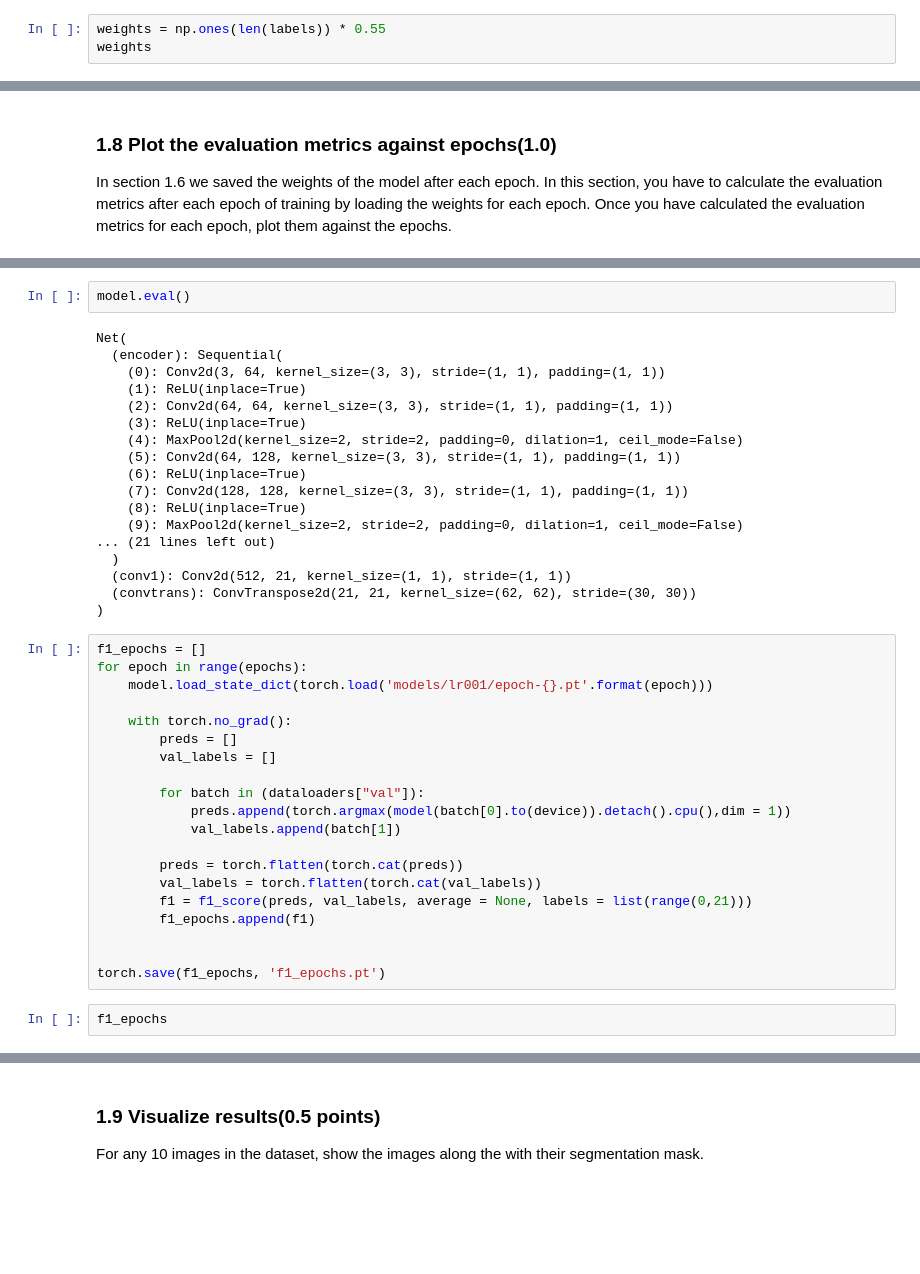
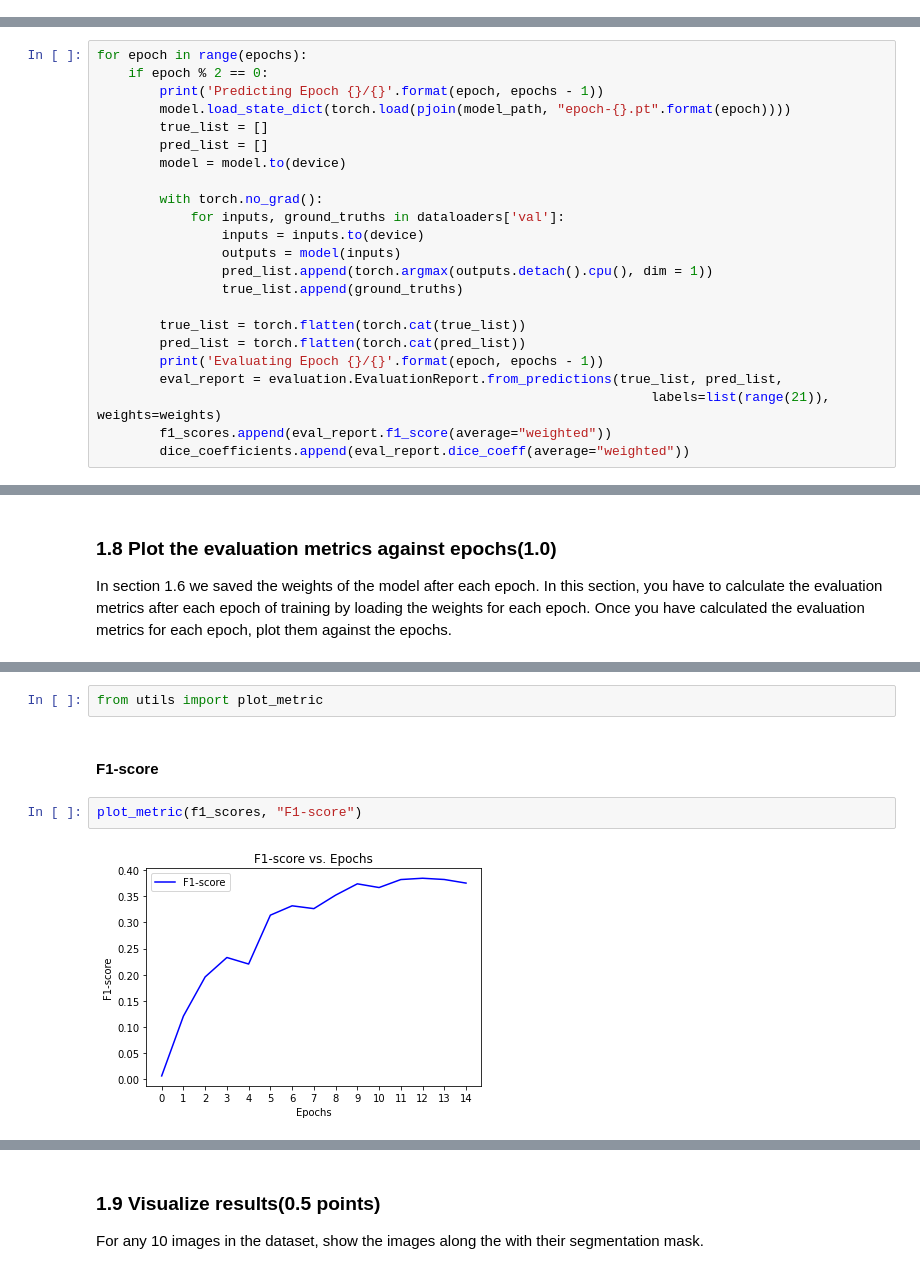
Before and after one commit to tomasamado/cityscapes-image-segmentation, a Jupyter notebook: Vision_task_1.ipynb, the cells around one changed output, grey strips where cells are left out. Saved outputs shown, nothing was run; the diff lists cells and outputs as text; blank space fills up the shorter version.

```diff
--- a/Vision_task_1.ipynb
+++ b/Vision_task_1.ipynb
@@ -245,3 +234,0 @@ labels
-# %%
-weights = np.ones(len(labels)) * 0.55
-weights
@@ -266,0 +245,23 @@ def evaluate(ground_truth, predictions):
+# %%
+for epoch in range(epochs):
+    if epoch % 2 == 0:
+        print('Predicting Epoch {}/{}'.format(epoch, epochs - 1))
+        model.load_state_dict(torch.load(pjoin(model_path, "epoch-{}.pt".format(epoch))))
+        true_list = []
+        pred_list = []
+        model = model.to(device)
+
+        with torch.no_grad():
+            for inputs, ground_truths in dataloaders['val']:
+                inputs = inputs.to(device)
+                outputs = model(inputs)
+                pred_list.append(torch.argmax(outputs.detach().cpu(), dim = 1))
+                true_list.append(ground_truths)
+
+        true_list = torch.flatten(torch.cat(true_list))
+        pred_list = torch.flatten(torch.cat(pred_list))
+        print('Evaluating Epoch {}/{}'.format(epoch, epochs - 1))
+        eval_report = evaluation.EvaluationReport.from_predictions(true_list, pred_list,
+                                                                       labels=list(range(21)), weights=weights)
+        f1_scores.append(eval_report.f1_score(average="weighted"))
+        dice_coefficients.append(eval_report.dice_coeff(average="weighted"))
@@ -273,42 +329,8 @@ np.set_printoptions(suppress=True)
-# %%
-model.eval()
-# %% [output]
-Net(
-  (encoder): Sequential(
-    (0): Conv2d(3, 64, kernel_size=(3, 3), stride=(1, 1), padding=(1, 1))
-    (1): ReLU(inplace=True)
-    (2): Conv2d(64, 64, kernel_size=(3, 3), stride=(1, 1), padding=(1, 1))
-    (3): ReLU(inplace=True)
-    (4): MaxPool2d(kernel_size=2, stride=2, padding=0, dilation=1, ceil_mode=False)
-    (5): Conv2d(64, 128, kernel_size=(3, 3), stride=(1, 1), padding=(1, 1))
-    (6): ReLU(inplace=True)
-    (7): Conv2d(128, 128, kernel_size=(3, 3), stride=(1, 1), padding=(1, 1))
-    (8): ReLU(inplace=True)
-    (9): MaxPool2d(kernel_size=2, stride=2, padding=0, dilation=1, ceil_mode=False)
-... (21 lines left out)
-  )
-  (conv1): Conv2d(512, 21, kernel_size=(1, 1), stride=(1, 1))
-  (convtrans): ConvTranspose2d(21, 21, kernel_size=(62, 62), stride=(30, 30))
-)
-# %%
-f1_epochs = []
-for epoch in range(epochs):
-    model.load_state_dict(torch.load('models/lr001/epoch-{}.pt'.format(epoch)))
-
-    with torch.no_grad():
-        preds = []
-        val_labels = []
-
-        for batch in (dataloaders["val"]):
-            preds.append(torch.argmax(model(batch[0].to(device)).detach().cpu(),dim = 1))
-            val_labels.append(batch[1])
-
-        preds = torch.flatten(torch.cat(preds))
-        val_labels = torch.flatten(torch.cat(val_labels))
-        f1 = f1_score(preds, val_labels, average = None, labels = list(range(0,21)))
-        f1_epochs.append(f1)
-
-
-torch.save(f1_epochs, 'f1_epochs.pt')
-# %%
-f1_epochs
+# %%
+from utils import plot_metric
+# %% [markdown]
+#### F1-score
+# %%
+plot_metric(f1_scores, "F1-score")
+# %% [output]
+[figure, added]
```
Also changed, not shown: parts of 32 cells of this notebook.
